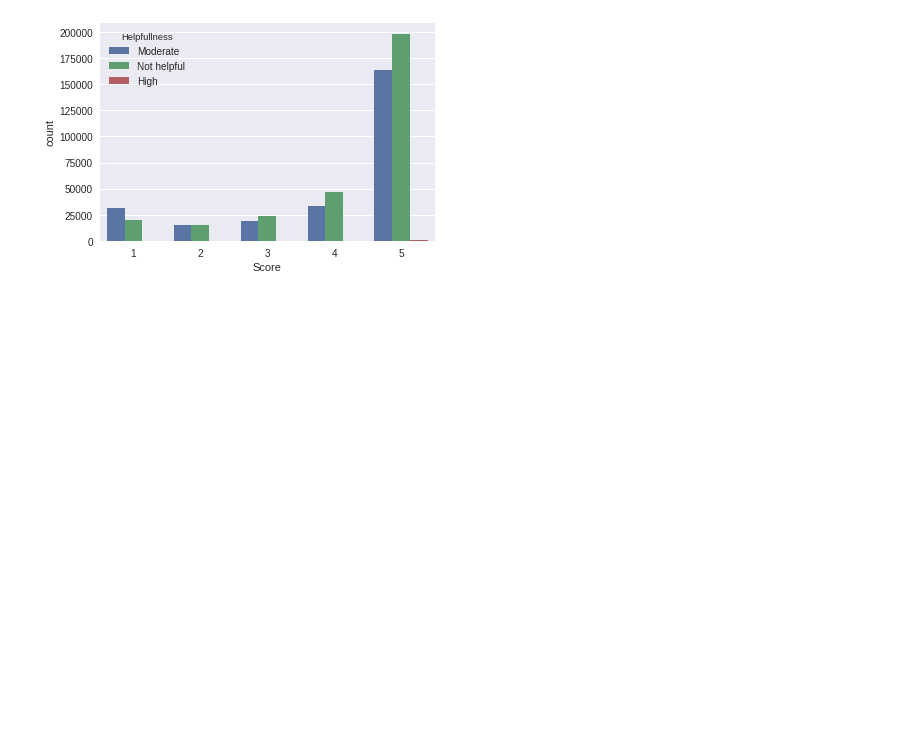
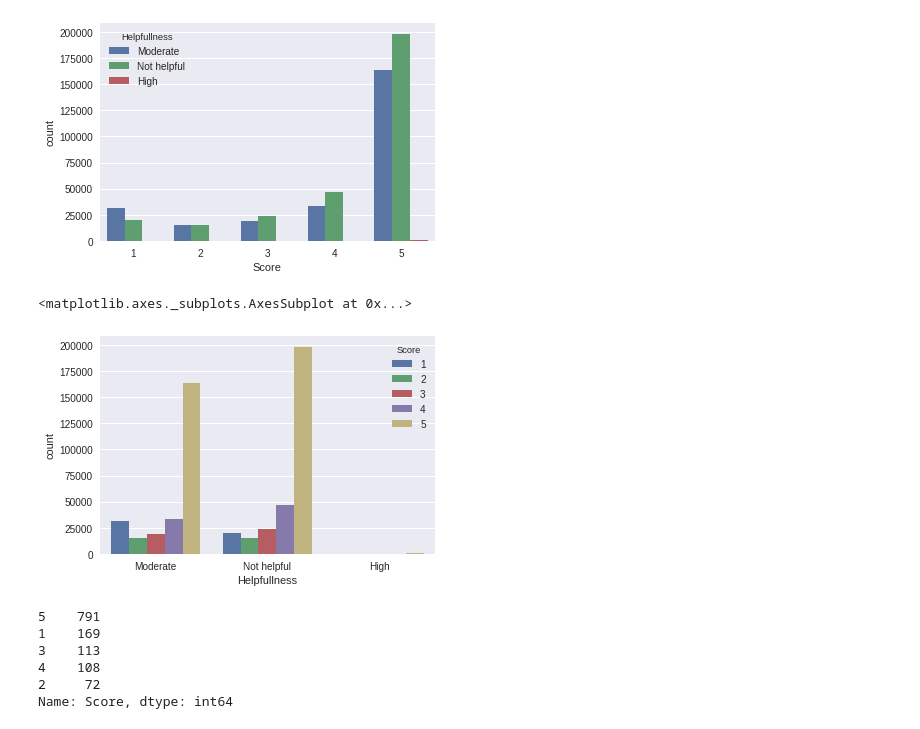
Before and after one commit to vikramriyer/text_learning, a Jupyter notebook: Exploring Amazon Fine Foods.ipynb, the cells around one changed output. Cells and saved outputs as stored; diff of their text form; code cells hidden in the pictures; blank space fills up the shorter version.

```diff
--- a/Exploring Amazon Fine Foods.ipynb
+++ b/Exploring Amazon Fine Foods.ipynb
@@ -278,6 +300,20 @@ sns.countplot(x='Score', hue='Helpfullness', data=df)
 # %% [output]
 <matplotlib.axes._subplots.AxesSubplot at 0x...>
 [figure]
+# %%
+sns.countplot(x='Helpfullness', hue='Score', data=df)
+# %% [output]
+<matplotlib.axes._subplots.AxesSubplot at 0x...>
+[figure, added]
+# %%
+df[df['HN'] > 50]['Score'].value_counts()
+# %% [output]
+5    791
+1    169
+3    113
+4    108
+2     72
+Name: Score, dtype: int64
 # %%
 word_counter = lambda x: len(x.split())
 df['word_count'] = df.Text.apply(word_counter)
```
Also changed, not shown: parts of 13 cells of this notebook.
